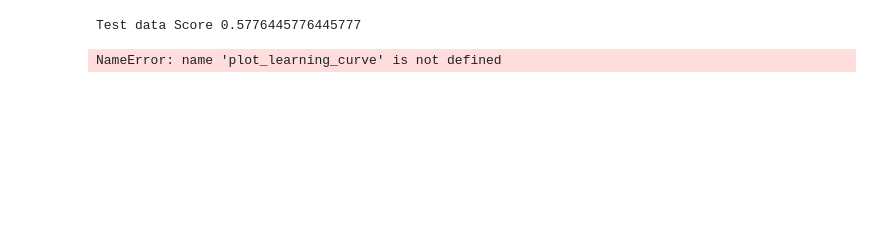
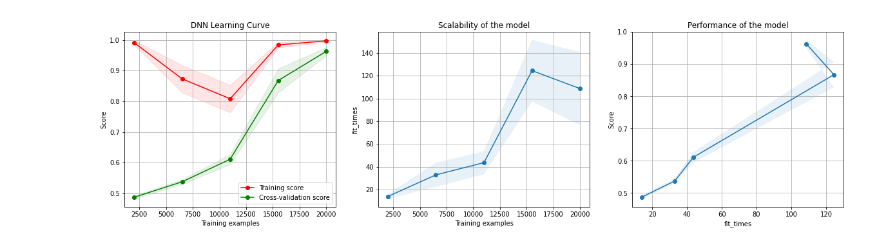
Before and after one commit to Frostai/CS7641, a Jupyter notebook: supervised_learning/poker.ipynb, the cells around one changed output. Saved outputs shown, nothing was run; the diff lists cells and outputs as text; code cells hidden in the pictures; blank space fills up the shorter version.

```diff
--- a/supervised_learning/poker.ipynb
+++ b/supervised_learning/poker.ipynb
@@ -25,11 +140,12 @@ X_test = poker_test_df.values[:, :-1]
 y_test = poker_test_df.values[:,-1]
 # %%
 # DNN
-dnn = MLPClassifier(hidden_layer_sizes=(12,), random_state=1, max_iter=10000, tol=0.0001, n_iter_no_change=10, verbose=VERBOSE)
+dnn = MLPClassifier(hidden_layer_sizes=(100,100), random_state=1, max_iter=10000, tol=0.0001, n_iter_no_change=10, verbose=VERBOSE)
 dnn.fit(X_train, y_train)
 print('\nPredict DNN:\n')
 # print(dnn.predict(X_test))
 print('Train data Score: ', dnn.score(X_train, y_train))
 print('Test data Score', dnn.score(X_test, y_test))
-plot_learning_curve(dnn, 'KNN Learning Curve', X_train, y_train, n_jobs=-1)
+plt = plot_learning_curve(dnn, 'DNN Learning Curve', X_train, y_train, n_jobs=-1)
+plt.savefig('poker_dnn.png')
 # %% [output]
@@ -53,5 +156,4 @@ Train data Score:  0.5815506417689632
-Test data Score 0.5776445776445777
-NameError: name 'plot_learning_curve' is not defined
+[figure, added]
 # %%
 
 # KNN
```
Also changed, not shown: parts of 7 cells of this notebook, 22 other files.
